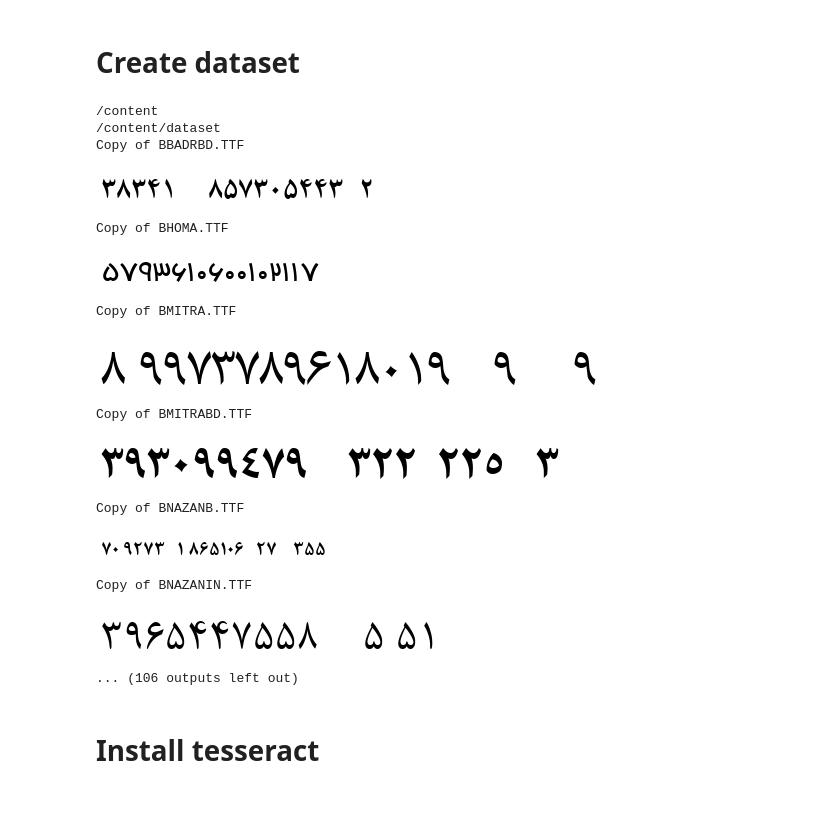
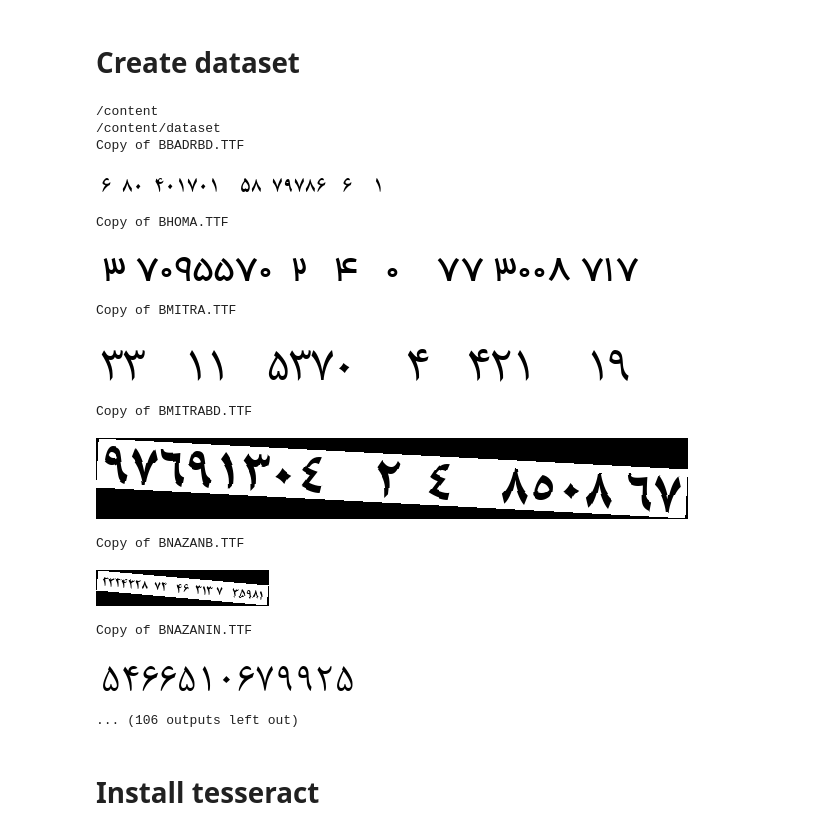
Before and after one commit to alirezaght/tesseract-train-font, a Jupyter notebook: tesseract.ipynb, the cells around one changed output. Drawn from its saved outputs; the diff is of its cells as text; code cells hidden in the pictures; blank space fills up the shorter version.

```diff
--- a/tesseract.ipynb
+++ b/tesseract.ipynb
@@ -15,7 +15,7 @@ Drive already mounted at /content/drive; to attempt to forcibly remount, call dr
 !mkdir /content/dataset
 %cd /content/dataset
 
-from PIL import Image,ImageDraw,ImageFont
+from PIL import Image,ImageDraw,ImageFont,ImageFilter
 from IPython.display import display
 import os
 import random
@@ -30,50 +30,55 @@ def create_dataset(number_for_each_font):
       continue
     for i in range(number_for_each_font):
       count += 1
-      font = ImageFont.truetype(f"{FONT_DIR}/{font_file}", random.randint(12, 64), encoding='unic')
+      size = random.randint(12, 64)
+      font = ImageFont.truetype(f"{FONT_DIR}/{font_file}", size, encoding='unic')
       length = random.randint(12, 20)
       numbers = []
       for j in range(length):
         n = str(random.randint(0, 9)) + ((" " * random.randint(0, 4)) if random.random() < 0.3 else "")
         numbers.append(n)
 
       unicode_text = "".join(numbers)
       # get the line size
       text_width, text_height = font.getsize(unicode_text)
 
       # create a blank canvas with extra space between lines
-      canvas = Image.new('L', (text_width + 10, text_height + 10), "white")
+      canvas = Image.new('RGB', (text_width + 10, text_height + 10), "white")
 
       # draw the text onto the text canvas, and use black as the text color
       draw = ImageDraw.Draw(canvas)
       draw.text((5,5), unicode_text, 'black', font)
+      if random.random() < 0.3:
+        canvas = canvas.rotate(random.randint(-5,5), expand = 1)
 
+      if random.random() < 0.3 and size > 24:
+        canvas = canvas.filter(ImageFilter.GaussianBlur(radius=random.randint(0,2)))
       # save the blank canvas to a file
       canvas.save(f"{count}.tif", dpi=(300, 300))
       with open(f'{count}.gt.txt', 'w') as f:
         f.write(unicode_text)
       if not sample:
         sample = True
         print(font_file)
         im = Image.open(f'{count}.tif', 'r')
         display(im)
 
-create_dataset(300)
+create_dataset(1000)
 # %% [output]
 /content
 /content/dataset
 Copy of BBADRBD.TTF
-[figure, old version]
+[figure, new version]
 Copy of BHOMA.TTF
-[figure, old version]
+[figure, new version]
 Copy of BMITRA.TTF
-[figure, old version]
+[figure, new version]
 Copy of BMITRABD.TTF
-[figure, old version]
+[figure, new version]
 Copy of BNAZANB.TTF
-[figure, old version]
+[figure, new version]
 Copy of BNAZANIN.TTF
-[figure, old version]
+[figure, new version]
 ... (106 outputs left out)
 # %% [markdown]
 # Install tesseract
```
Also changed, not shown: parts of 1 cell of this notebook.
